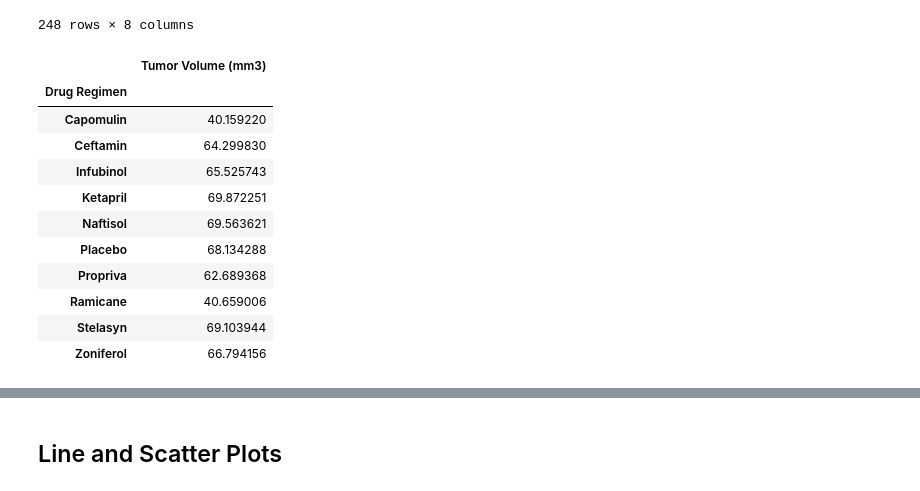
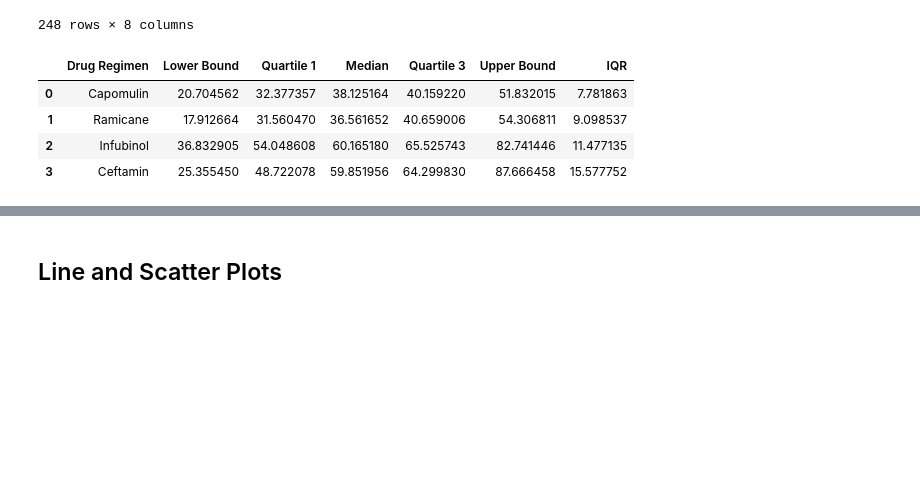
Before and after one commit to kellnergp/matplotlib-challenge, a Jupyter notebook: Pymaceuticals/pymaceuticals_gpk.ipynb, the cells around one changed output, grey strips where cells are left out. Cells and saved outputs as stored; diff of their text form; code cells hidden in the pictures; blank space fills up the shorter version.

Commit message:
found quartiles and outlier values

```diff
--- a/Pymaceuticals/pymaceuticals_gpk.ipynb
+++ b/Pymaceuticals/pymaceuticals_gpk.ipynb
@@ -282,46 +282,58 @@ final_tv
 # %%
 # Put treatments into a list for for loop (and later for plot labels)
 treatment_list = ['Capomulin', 'Ramicane', 'Infubinol', 'Ceftamin']
 
 # Create empty list to fill with tumor vol data (for plotting)
 final_volume_cap = []
 final_volume_ram = []
 final_volume_inf = []
 final_volume_cef = []
 
 indexval = np.arange(0,248, 1)
 
-
 # Calculate the IQR and quantitatively determine if there are any potential outliers.
-
 
     # Locate the rows which contain mice on each drug and get the tumor volumes
 for val in indexval:
     if final_tv['Drug Regimen'][val] == 'Capomulin':
         final_volume_cap.append(final_tv['Tumor Volume (mm3)'][val])
     if final_tv['Drug Regimen'][val] == 'Ramicane':
         final_volume_ram.append(final_tv['Tumor Volume (mm3)'][val])
     if final_tv['Drug Regimen'][val] == 'Infubinol':
         final_volume_inf.append(final_tv['Tumor Volume (mm3)'][val])
     if final_tv['Drug Regimen'][val] == 'Ceftamin':
         final_volume_cef.append(final_tv['Tumor Volume (mm3)'][val])
 
-    # add subset
-final_volume_df = final_tv[['Drug Regimen', 'Tumor Volume (mm3)']]
+# assemble list of the final volume lists for the 4 selected drug regimens
+final_volume_list = [final_volume_cap, final_volume_ram, final_volume_inf, final_volume_cef]
 
-test = final_volume_df.groupby(['Drug Regimen']).quantile(q=.75)
-test
-    # Determine outliers using upper and lower bounds
+# use list comprehensions for the numpy quartile function to find quartiles
+q1_val = [np.quantile(list, .25) for list in final_volume_list]
+q2_val = [np.quantile(list, .5) for list in final_volume_list]
+q3_val = [np.quantile(list, .75) for list in final_volume_list]
+
+# determine the IQR by subtracting q1 for q3 values
+list_index = [0, 1, 2, 3]
+iqr_val = [q3_val[index] - q1_val[index] for index in list_index]
+
+# use q1 and IQR to determine lower bounds
+lbound_val = [q1_val[index] - iqr_val[index] * 1.5 for index in list_index]
+
+# use q2 and IQR to determine upper bounds
+ubound_val = [q3_val[index] + iqr_val[index] * 1.5 for index in list_index]
+
+# assemble dataframe for easier comprehension
+box_plot_values_df = pd.DataFrame({'Drug Regimen': treatment_list,
+                                 'Lower Bound': lbound_val,
+                                   'Quartile 1': q1_val,
+                                   'Median': q2_val,
+                                   'Quartile 3': q3_val,
+                                   'Upper Bound': ubound_val,
+                                   'IQR': iqr_val})
+box_plot_values_df
 # %% [output]
-|  | Tumor Volume (mm3) |
-| Drug Regimen |  |
-| Capomulin | 40.159220 |
-| Ceftamin | 64.299830 |
-| Infubinol | 65.525743 |
-| Ketapril | 69.872251 |
-| Naftisol | 69.563621 |
-| Placebo | 68.134288 |
-| Propriva | 62.689368 |
-| Ramicane | 40.659006 |
-| Stelasyn | 69.103944 |
-| Zoniferol | 66.794156 |
+|  | Drug Regimen | Lower Bound | Quartile 1 | Median | Quartile 3 | Upper Bound | IQR |
+| 0 | Capomulin | 20.704562 | 32.377357 | 38.125164 | 40.159220 | 51.832015 | 7.781863 |
+| 1 | Ramicane | 17.912664 | 31.560470 | 36.561652 | 40.659006 | 54.306811 | 9.098537 |
+| 2 | Infubinol | 36.832905 | 54.048608 | 60.165180 | 65.525743 | 82.741446 | 11.477135 |
+| 3 | Ceftamin | 25.355450 | 48.722078 | 59.851956 | 64.299830 | 87.666458 | 15.577752 |
```
Also changed, not shown: parts of 2 cells of this notebook.
